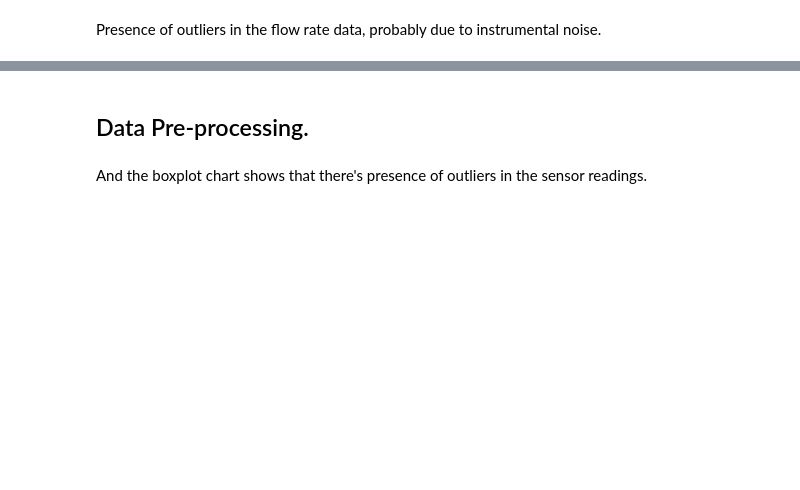
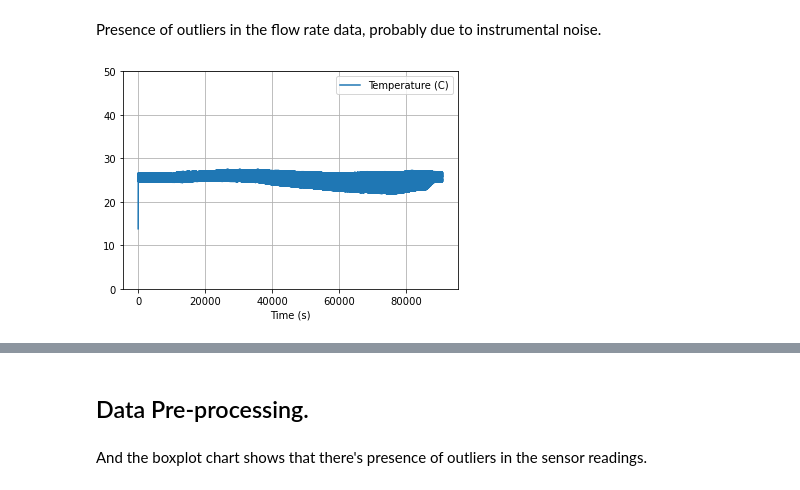
Before and after one commit to alberflor/monoxide-eda, a Jupyter notebook: Monoxide-EDA.ipynb, the cells around one changed output, grey strips where cells are left out. Saved outputs shown, nothing was run; the diff lists cells and outputs as text; code cells hidden in the pictures; blank space fills up the shorter version.

```diff
--- a/Monoxide-EDA.ipynb
+++ b/Monoxide-EDA.ipynb
@@ -83,3 +174,5 @@ df.info()
+# %%
+df = df.sort_values(by='Time (s)')
 # %% [markdown]
 ## Dataset Description
 # %%
@@ -102,8 +211,10 @@ plt.grid()
 Presence of outliers in the flow rate data, probably due to instrumental noise.
 # %%
 df.plot('Time (s)', 'Temperature (C)')
-plt.ylim([25,30])
+plt.ylim([0,50])
 plt.grid()
+# %% [output]
+[figure, added]
 # %%
 df.plot('Time (s)', 'Humidity (%r.h.)')
 #plt.xlim([0,15000])
```
Also changed, not shown: parts of 20 cells of this notebook.
